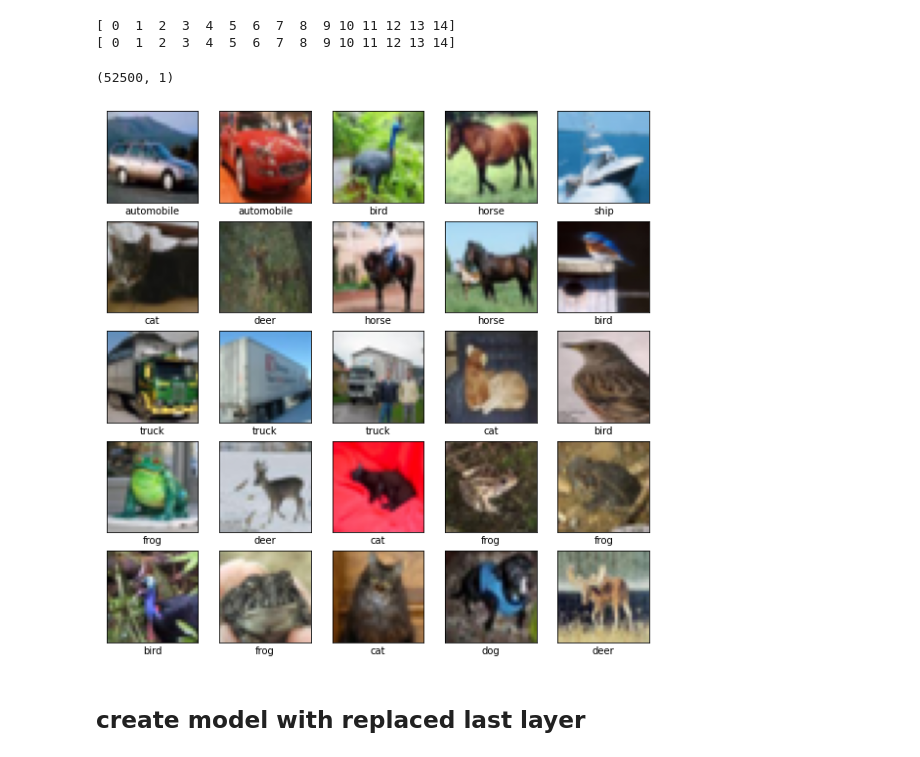
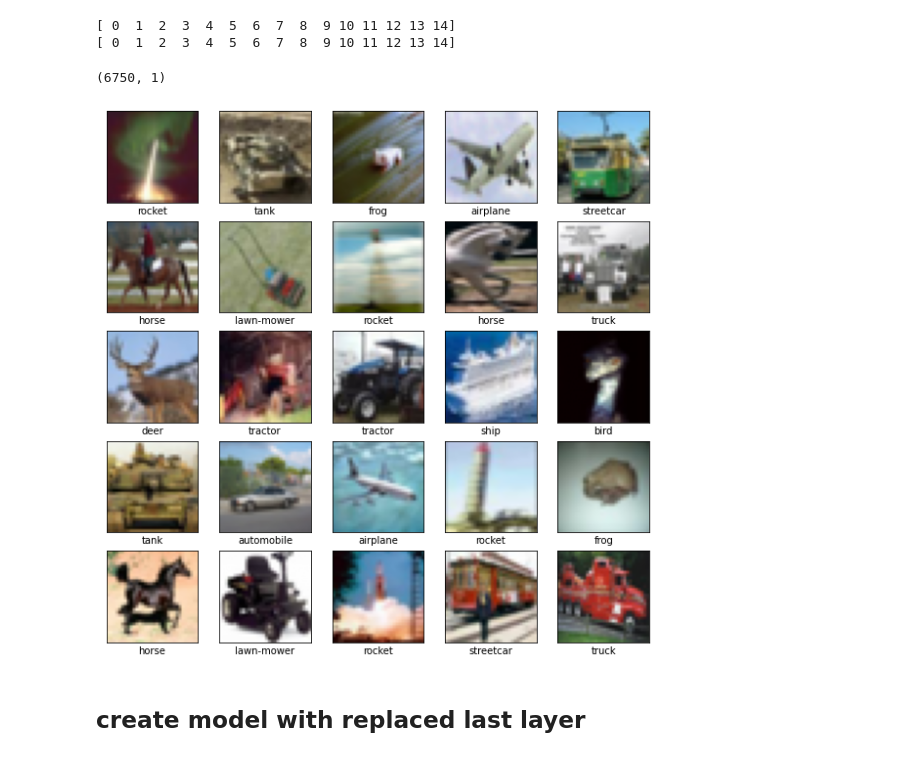
Before and after one commit to ujnomw/neural-networks, a Jupyter notebook: cnn_cifar.ipynb, the cells around one changed output. Cells and saved outputs as stored; diff of their text form; code cells hidden in the pictures.

```diff
--- a/cnn_cifar.ipynb
+++ b/cnn_cifar.ipynb
@@ -200,3 +199,10 @@ from keras.datasets import cifar100
 (train_images100, train_labels100), (test_images100, test_labels100) = cifar100.load_data(label_mode= 'fine')
 # Normalize pixel values to be between 0 and 1
 train_images100, test_images100 = train_images100 / 255.0, test_images100 / 255.0
+# reload 10
+(train_images, train_labels), (test_images, test_labels) = datasets.cifar10.load_data()
+# save only 10 % - 100 of each class
+train_images, _, train_labels, _ = train_test_split(train_images, train_labels, test_size=0.9, random_state=1)
+test_images, _, test_labels, _ = train_test_split(test_images, test_labels, test_size=0.9, random_state=1)
+# Normalize pixel values to be between 0 and 1
+train_images, test_images = train_images / 255.0, test_images / 255.0
@@ -356,29 +356,29 @@ test_labelsAll = np.array(test_labelsAll)
 # %%
 #split train to train & val
 
-#train_imagesAll, val_imagesAll, train_labelsAll, val_labelsAll = train_test_split(train_imagesAll, train_labelsAll, test_size=0.25, random_state=1)
+train_imagesAll, val_imagesAll, train_labelsAll, val_labelsAll = train_test_split(train_imagesAll, train_labelsAll, test_size=0.1, random_state=1)
 # %%
 train_labelsAll.shape
 # %% [output]
-(52500, 1)
+(6750, 1)
 # %%
 class_names = ['airplane', 'automobile', 'bird', 'cat', 'deer',
                'dog', 'frog', 'horse', 'ship', 'truck', 'lawn-mower', 'rocket', 'streetcar', 'tank', 'tractor']
 
 plt.figure(figsize=(10,10))
 n = 4
 for i in range(25):
     plt.subplot(5,5,i+1)
     plt.xticks([])
     plt.yticks([])
     plt.grid(False)
-    plt.imshow(train_imagesAll[n+i])
+    plt.imshow(val_imagesAll[n+i])
     # The CIFAR labels happen to be arrays,
     # which is why you need the extra index
-    plt.xlabel(class_names[train_labelsAll[n+i][0]])
+    plt.xlabel(class_names[val_labelsAll[n+i][0]])
 plt.show()
 # %% [output]
-[figure, old version]
+[figure, new version]
 # %% [markdown]
 ## create model with replaced last layer
 # %%
```
Also changed, not shown: parts of 22 cells of this notebook.
